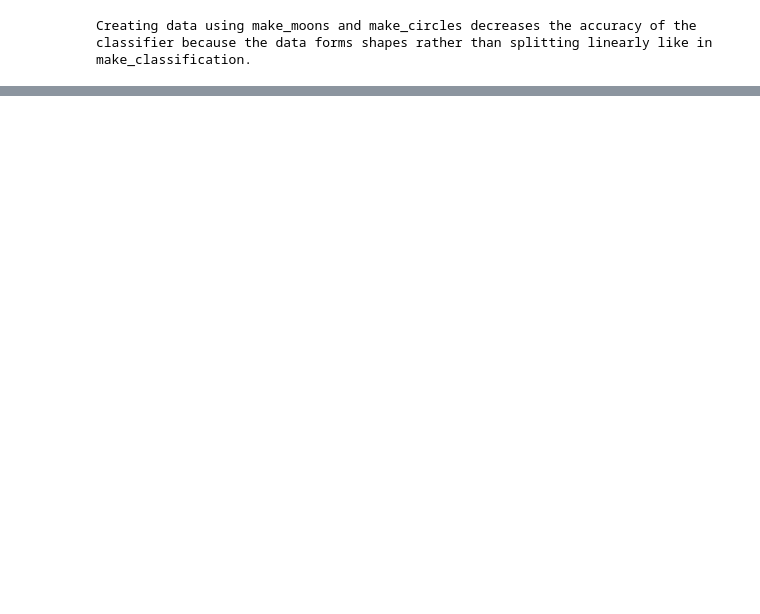
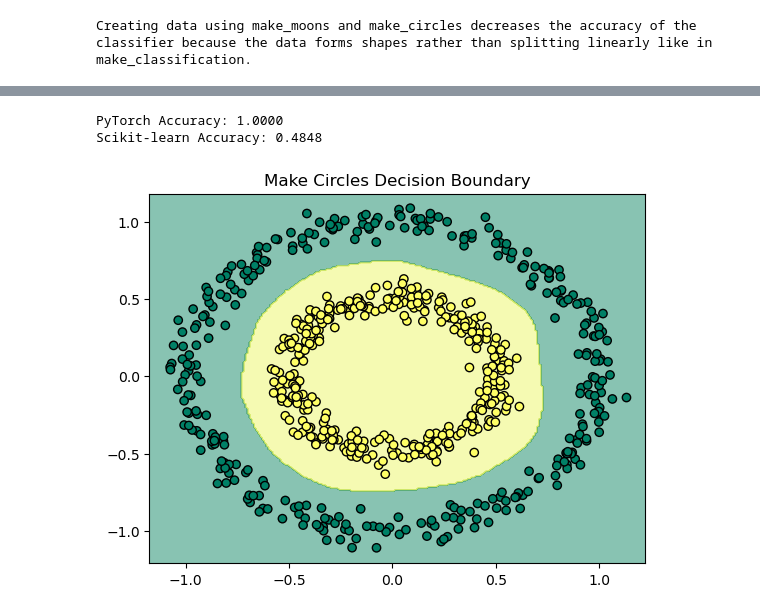
Before and after one commit to hrwilly/Deep-Learning-Homework, a Jupyter notebook: Homework_4/hw4-2.ipynb, the cells around one changed output, grey strips where cells are left out. Saved outputs shown, nothing was run; the diff lists cells and outputs as text; code cells hidden in the pictures; blank space fills up the shorter version.

```diff
--- a/Homework_4/hw4-2.ipynb
+++ b/Homework_4/hw4-2.ipynb
@@ -92,0 +121,6 @@ Creating data using make_moons and make_circles decreases the accuracy of the cl
+# %%
+min_entropy(hw.Make_circles(1000), DeeperNN(), 'ADAM', 'Make Circles')
+# %% [output]
+PyTorch Accuracy: 1.0000
+Scikit-learn Accuracy: 0.4848
+[figure, added]
```
Also changed, not shown: parts of 7 cells of this notebook.
